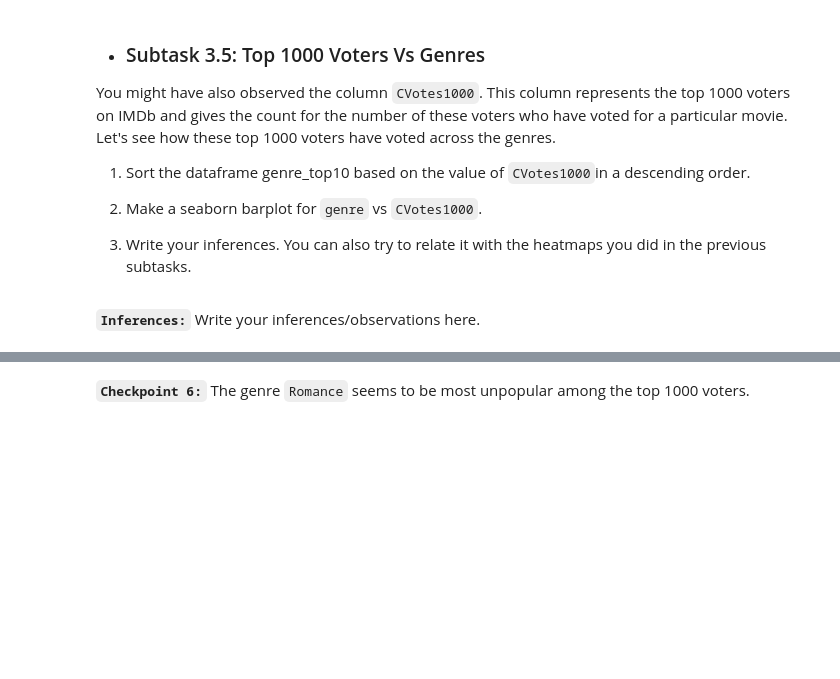
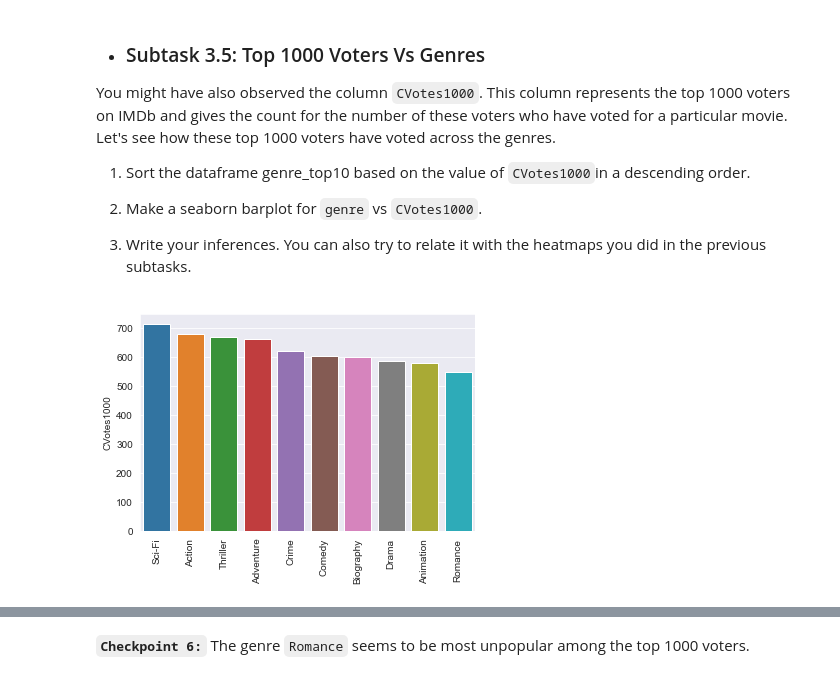
Before and after one commit to sushma3690/UP_1, a Jupyter notebook: IMDb+Movie+Assignment_stub_2.ipynb, the cells around one changed output, grey strips where cells are left out. Saved outputs shown, nothing was run; the diff lists cells and outputs as text; code cells hidden in the pictures; blank space fills up the shorter version.

```diff
--- a/IMDb+Movie+Assignment_stub_2.ipynb
+++ b/IMDb+Movie+Assignment_stub_2.ipynb
@@ -602,3 +503,4 @@ You might have also observed the column `CVotes1000`. This column represents the
 3. Write your inferences. You can also try to relate it with the heatmaps you did in the previous subtasks.
 # %%
 # Sorting by CVotes1000
+genre_top10.sort_values(by='CVotes1000', ascending = False,inplace=True)
@@ -607,2 +507,7 @@ You might have also observed the column `CVotes1000`. This column represents the
-# %% [markdown]
-**`Inferences:`** Write your inferences/observations here.
+# %%
+# Bar plot
+sns.barplot(data=genre_top10,y='CVotes1000', x =genre_top10.index )
+plt.xticks(rotation=90)
+plt.show()
+# %% [output]
+[figure, added]
```
Also changed, not shown: parts of 22 cells of this notebook.
